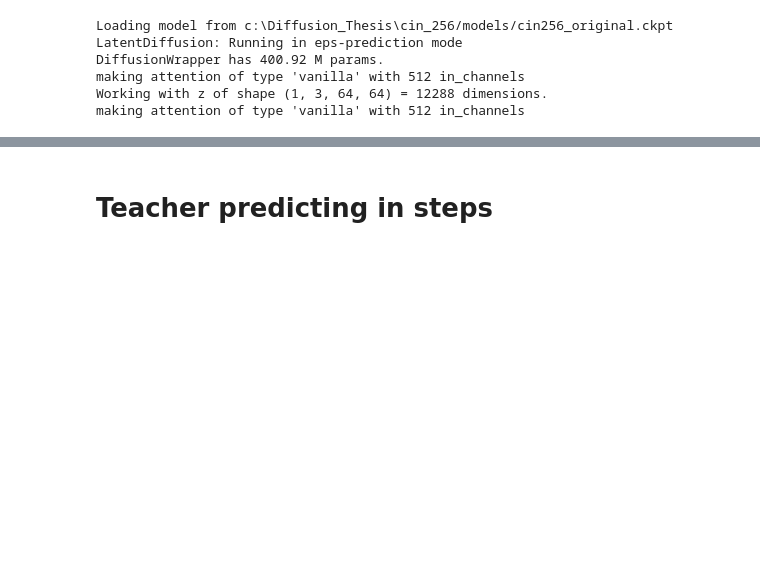
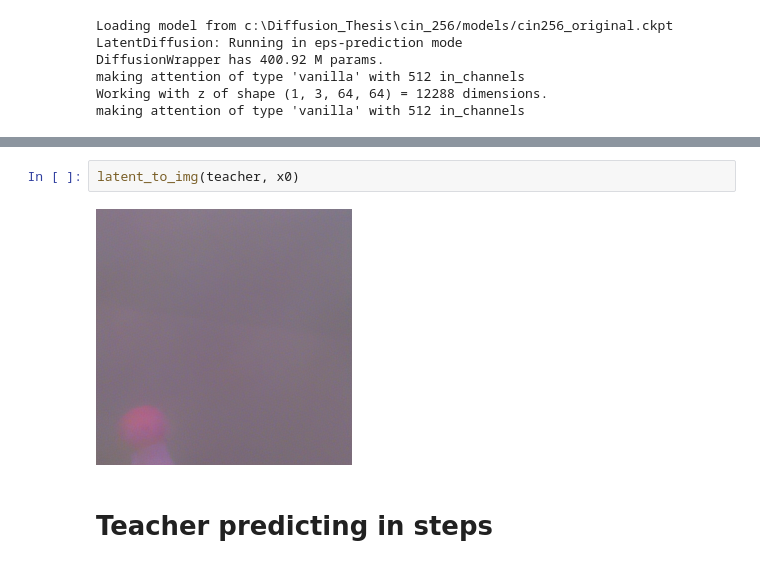
Before and after one commit to Pmobilee/DSD, a Jupyter notebook: cin_256/CIN256_Distillation.ipynb, the cells around one changed output, grey strips where cells are left out. Drawn from its saved outputs; the diff is of its cells as text; blank space fills up the shorter version.

```diff
--- a/cin_256/CIN256_Distillation.ipynb
+++ b/cin_256/CIN256_Distillation.ipynb
@@ -55,3 +98,7 @@ latent_to_img(teacher2, img)
+# %%
+latent_to_img(teacher, x0)
+# %% [output]
+[figure, added]
 # %% [markdown]
 # Teacher predicting in steps
 # %%
```
Also changed, not shown: parts of 8 cells of this notebook, 2 other files.
